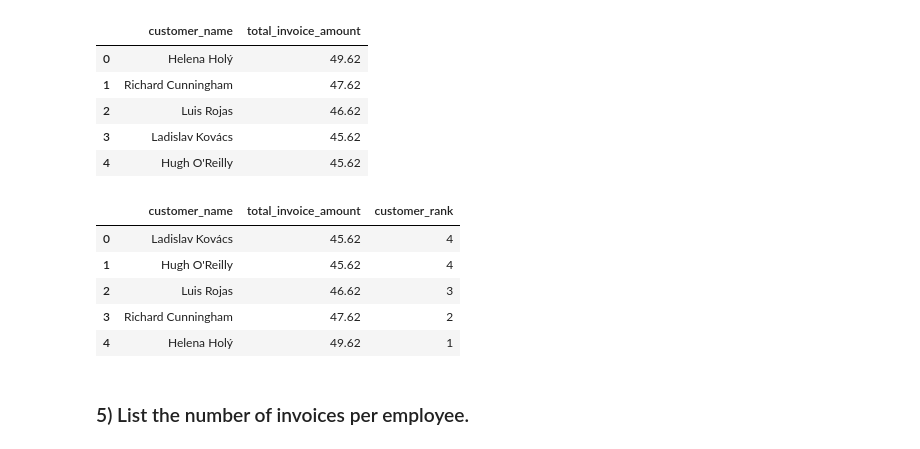
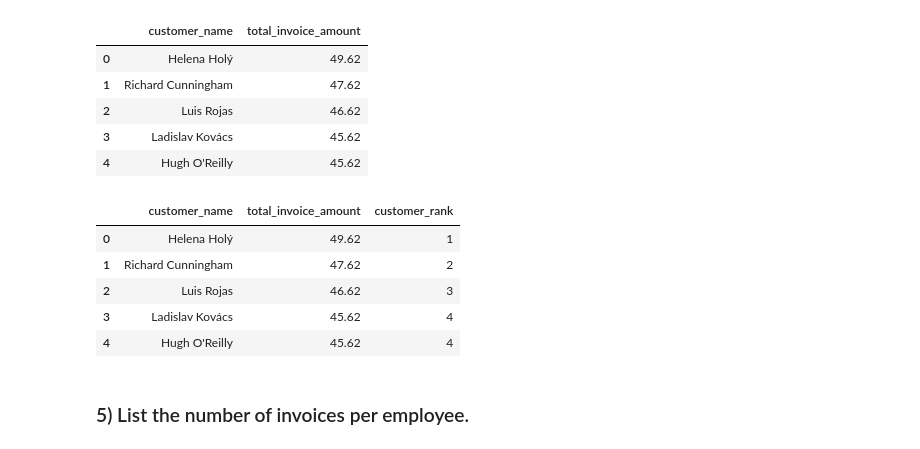
Before and after one commit to bpgodsil/sql_query_examples, a Jupyter notebook: notebooks/02_joins_and_aggregations.ipynb, the cells around one changed output. Drawn from its saved outputs; the diff is of its cells as text; code cells hidden in the pictures.

```diff
--- a/notebooks/02_joins_and_aggregations.ipynb
+++ b/notebooks/02_joins_and_aggregations.ipynb
@@ -165,33 +165,33 @@ df
 # %%
 # CTE version
 
 query = """
 
 WITH ranked_customers AS(
 
-SELECT CONCAT(c.FirstName, ' ', c.LastName) AS customer_name,
-       SUM(i.Total) AS total_invoice_amount,
-       RANK() OVER(ORDER BY SUM(i.Total) DESC) AS customer_rank
+SELECT TRIM(c.FirstName || ' ' || c.LastName) AS customer_name,
+       COALESCE(SUM(i.Total),0) AS total_invoice_amount,
+       RANK() OVER(ORDER BY COALESCE(SUM(i.Total),0) DESC) AS customer_rank
 FROM customer AS c
 JOIN invoice AS i ON c.CustomerId = i.CustomerId
-GROUP BY c.CustomerId
+GROUP BY c.CustomerId, c.FirstName, c.LastName
 ORDER BY total_invoice_amount DESC
 )
 SELECT *
 FROM ranked_customers
 WHERE customer_rank <= 5
-ORDER BY total_invoice_amount ;
+ORDER BY total_invoice_amount DESC;
 
 """
 df = pd.read_sql_query(query, engine)
 df
 # %% [output]
 |  | customer_name | total_invoice_amount | customer_rank |
-| 0 | Ladislav Kovács | 45.62 | 4 |
-| 1 | Hugh O'Reilly | 45.62 | 4 |
+| 0 | Helena Holý | 49.62 | 1 |
+| 1 | Richard Cunningham | 47.62 | 2 |
 | 2 | Luis Rojas | 46.62 | 3 |
-| 3 | Richard Cunningham | 47.62 | 2 |
-| 4 | Helena Holý | 49.62 | 1 |
+| 3 | Ladislav Kovács | 45.62 | 4 |
+| 4 | Hugh O'Reilly | 45.62 | 4 |
 # %% [markdown]
 ### 5) List the number of invoices per employee.
 # %%
```
Also changed, not shown: parts of 6 cells of this notebook, 6 other files.
